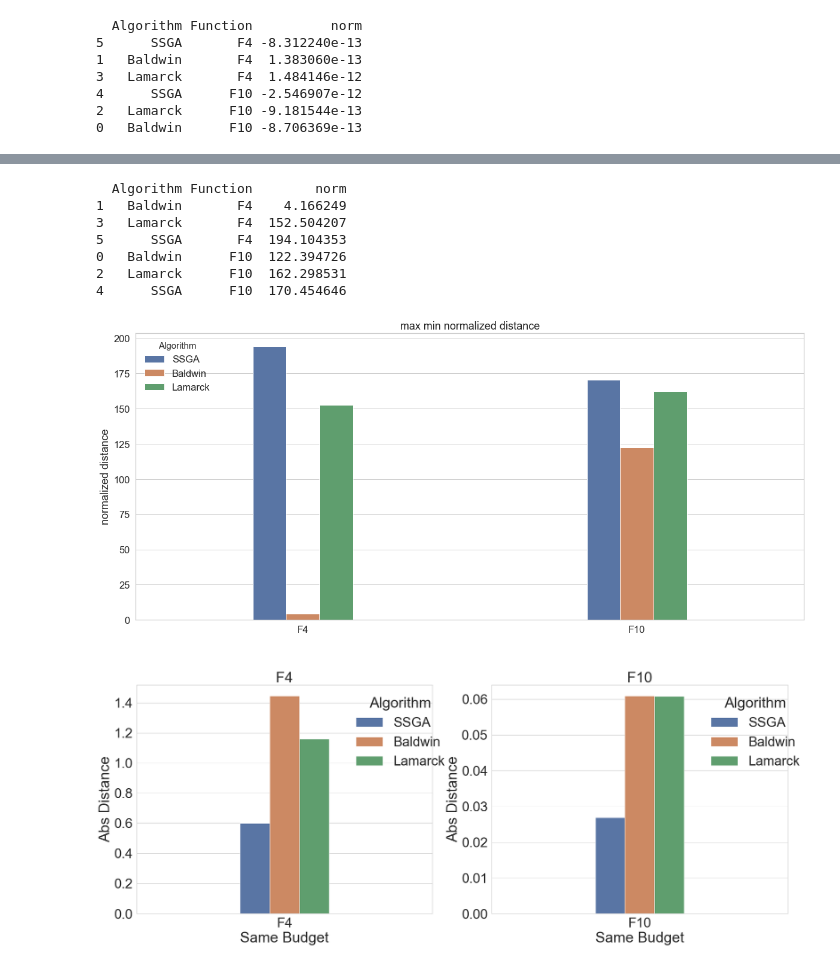
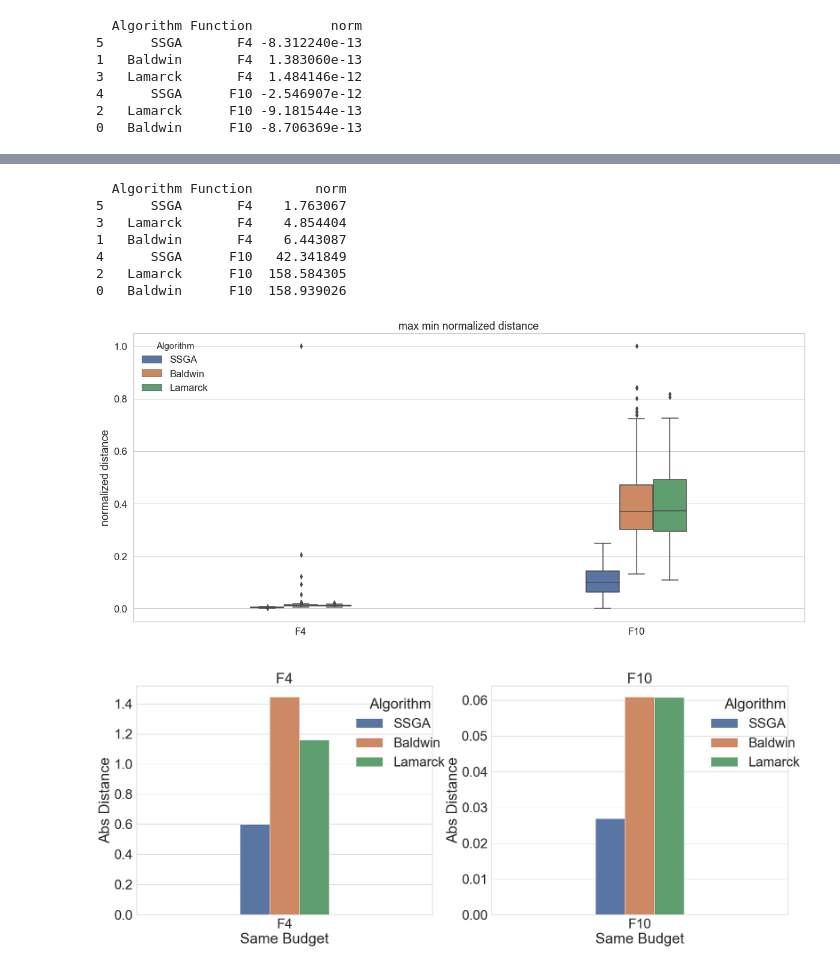
Before and after one commit to JIAOJIAOMEI/Evolution_algorithm, a Jupyter notebook: budget analysis/410/plots/distance.ipynb, the cells around one changed output, grey strips where cells are left out. Cells and saved outputs as stored; diff of their text form; code cells hidden in the pictures.

```diff
--- a/budget analysis/410/plots/distance.ipynb
+++ b/budget analysis/410/plots/distance.ipynb
@@ -176,42 +176,42 @@ import seaborn as sns
 minmax = df.copy()
 minmax["norm"]= minmax.groupby(["Algorithm","Function"]).transform(lambda x: (x - x.min()) /(x.max()-x.min()))["distance"]
 results = minmax.groupby(["Algorithm","Function"]).sum()
 res = results.drop(columns=["Global minimum","Final solution","distance"])
 res= res.reset_index(drop=False)
 sorter = ["F"+str(i) for i in function_list]
 sorterIndex = dict(zip(sorter, range(len(sorter))))
 res['Function_Rank'] = res['Function'].map(sorterIndex)
 res.sort_values(['Function_Rank', 'Function', 'norm','Algorithm'],
         ascending = [True , True, True, True], inplace = True)
 res.drop('Function_Rank', 1, inplace = True)
 print(res)
 def show_graph(dataframe):
     sns.set_theme(style="whitegrid",font_scale=1.5)
     sns.color_palette("viridis", as_cmap=True)
     dist_cols = 1
     dist_rows = 3
     plt.figure(figsize=(20 * dist_cols, 10 * dist_rows))
     i = 1
     plt.subplot(dist_rows, dist_cols, i)
-    ax = sns.barplot(data=dataframe,y="norm",x="Function",hue="Algorithm",dodge=True,errorbar=None,hue_order=["SSGA","Baldwin","Lamarck"],width=0.3)
+    ax = sns.boxplot(data=dataframe,y="norm",x="Function",hue="Algorithm",dodge=True,hue_order=["SSGA","Baldwin","Lamarck"],width=0.3)
     plt.xlabel(" ")
     plt.ylabel("normalized distance")
     plt.title("max min normalized distance")
     plt.setp(ax.get_legend().get_texts(), fontsize='12') # for legend text
     plt.setp(ax.get_legend().get_title(), fontsize='15') # for legend title
     sns.move_legend(ax, "upper left", bbox_to_anchor=(0,1),frameon=False)
     plt.savefig("./max min normalized distance.png", dpi=400,bbox_inches='tight')
     plt.show()
-show_graph(dataframe=res)
+show_graph(dataframe=minmax)
 # %% [output]
   Algorithm Function        norm
-1   Baldwin       F4    4.166249
-3   Lamarck       F4  152.504207
-5      SSGA       F4  194.104353
-0   Baldwin      F10  122.394726
-2   Lamarck      F10  162.298531
-4      SSGA      F10  170.454646
+5      SSGA       F4    1.763067
+3   Lamarck       F4    4.854404
+1   Baldwin       F4    6.443087
+4      SSGA      F10   42.341849
+2   Lamarck      F10  158.584305
+0   Baldwin      F10  158.939026
-[figure, old version]
+[figure, new version]
 # %%
 func_list=["F"+str(i) for i in function_list]
 def show_graph(dataframe):
```
Also changed, not shown: parts of 1 cell of this notebook, 9 other files.
